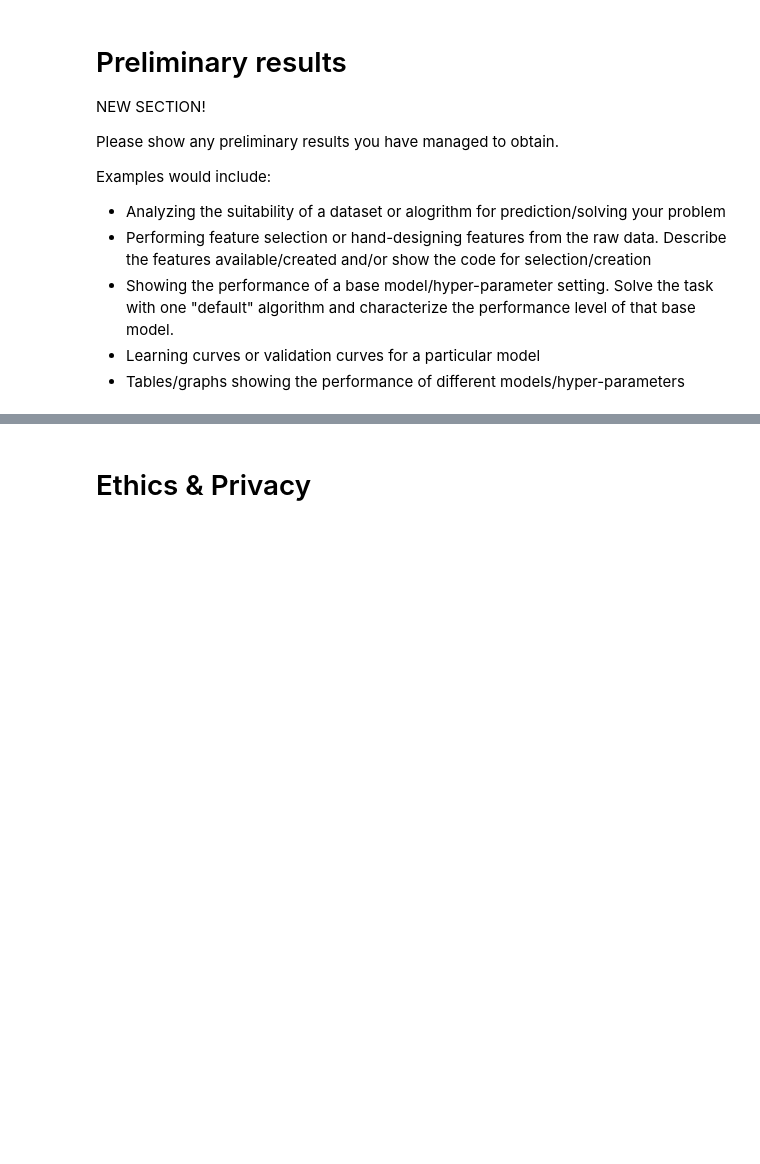
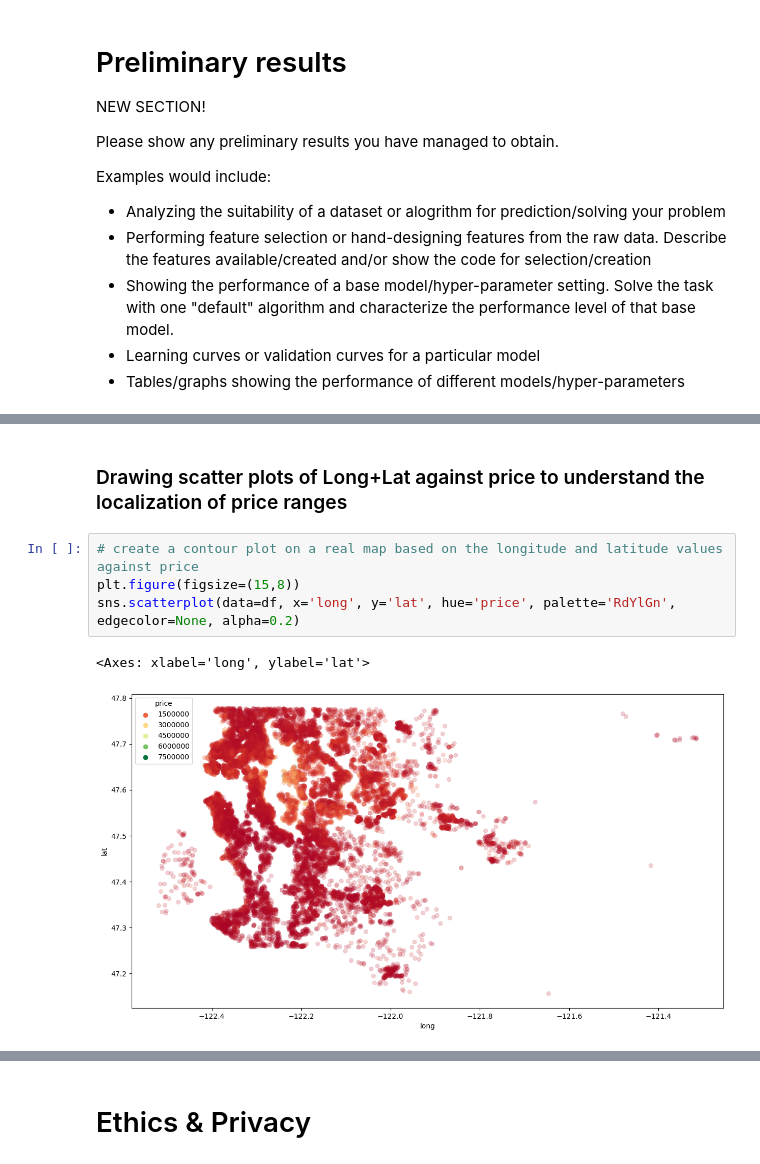
Before and after one commit to COGS118A/Group020-SP23, a Jupyter notebook: Checkpoint_Group020-SP23.ipynb, the cells around one changed output, grey strips where cells are left out. Cells and saved outputs as stored; diff of their text form; blank space fills up the shorter version.

```diff
--- a/Checkpoint_Group020-SP23.ipynb
+++ b/Checkpoint_Group020-SP23.ipynb
@@ -72,0 +215,9 @@ Examples would include:
+# %% [markdown]
+### Drawing scatter plots of Long+Lat against price to understand the localization of price ranges
+# %%
+# create a contour plot on a real map based on the longitude and latitude values against price
+plt.figure(figsize=(15,8))
+sns.scatterplot(data=df, x='long', y='lat', hue='price', palette='RdYlGn', edgecolor=None, alpha=0.2)
+# %% [output]
+<Axes: xlabel='long', ylabel='lat'>
+[figure, added]
```
Also changed, not shown: parts of 18 cells of this notebook.
